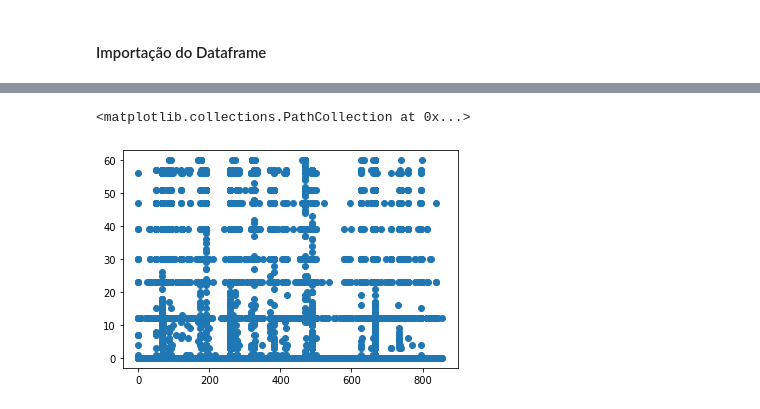
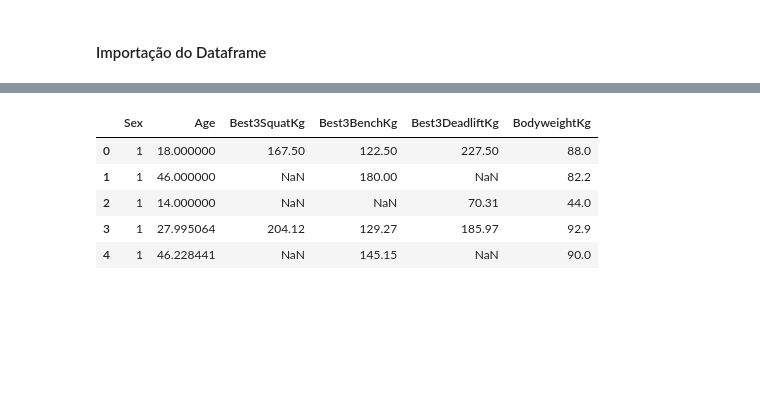
Before and after one commit to RafaelBNN/if697, a Jupyter notebook: Projeto_2_IF697.ipynb, the cells around one changed output, grey strips where cells are left out. Saved outputs shown, nothing was run; the diff lists cells and outputs as text; code cells hidden in the pictures; blank space fills up the shorter version.

```diff
--- a/Projeto_2_IF697.ipynb
+++ b/Projeto_2_IF697.ipynb
@@ -105,5 +74,0 @@ Index(['1', '10', '101', '11', '12', '13', '14', '15', '16', '17', '18', '19',
-# %%
-df['Place'] = df['Place'].astype('int64')
-
-delete_row = df[df['Place']>10].index
-df = df.drop(delete_row)
@@ -187,17 +74,0 @@ dtype: object
-# %%
-df['Name'] = df['Name'].astype('string')
-df['Sex'] = df['Sex'].astype('category')                        # astype('char')
-df['Event'] = df['Event'].astype('category')                    # astype('string')
-df['Equipment'] = df['Equipment'].astype('category')
-df['AgeClass'] = df['AgeClass'].astype('category')
-df['Division'] = df['Division'].astype('category')
-df['WeightClassKg'] = df['WeightClassKg'].astype('category')
-df['Place'] = df['Place'].astype('category')                    # astype('int64')
-df['Tested'] = df['Tested'].astype('category')
-df['Country'] = df['Country'].astype('category')
-df['Federation'] = df['Federation'].astype('category')
-df['Date'] = df['Date'].astype('category')
-df['MeetCountry'] = df['MeetCountry'].astype('category')
-df['MeetState'] = df['MeetState'].astype('category')
-df['MeetName'] = df['MeetName'].astype('category')
-df['Sex'] = df['Sex'].astype('category')
@@ -213,16 +74,0 @@ Index(['12-13', '14-15', '20-23', '24-39', '40-44', '45-49', '50-54', '55+',
-# %%
-#df['Name'] = df['Name'].cat.codes
-df['Sex'] = df['Sex'].cat.codes
-df['Event'] = df['Event'].cat.codes
-df['Equipment'] = df['Equipment'].cat.codes
-df['AgeClass'] = df['AgeClass'].cat.codes
-df['Division'] = df['Division'].cat.codes
-df['WeightClassKg'] = df['WeightClassKg'].cat.codes
-df['Place'] = df['Place'].cat.codes
-df['Tested'] = df['Tested'].cat.codes
-df['Country'] = df['Country'].cat.codes
-df['Federation'] = df['Federation'].cat.codes
-df['Date'] = df['Date'].cat.codes
-df['MeetCountry'] = df['MeetCountry'].cat.codes
-df['MeetState'] = df['MeetState'].cat.codes
-df['MeetName'] = df['MeetName'].cat.codes
@@ -249,2 +74,0 @@ dtype: object
-# %%
-df.drop(labels='Name',axis=1,inplace=True)
@@ -299,5 +75,12 @@ plt.scatter(x=df['BodyweightKg'],y=df['Place'])
-# %%
-plt.scatter(x=df['Division'],y=df['Place'])
-# %% [output]
-<matplotlib.collections.PathCollection at 0x...>
-[figure, removed]
+# %%
+# As colunas que serao utilizadas
+df = df[['Sex','Age','Best3SquatKg','Best3BenchKg','Best3DeadliftKg','BodyweightKg']]
+
+df.head()
+# %% [output]
+|  | Sex | Age | Best3SquatKg | Best3BenchKg | Best3DeadliftKg | BodyweightKg |
+| 0 | 1 | 18.000000 | 167.50 | 122.50 | 227.50 | 88.0 |
+| 1 | 1 | 46.000000 | NaN | 180.00 | NaN | 82.2 |
+| 2 | 1 | 14.000000 | NaN | NaN | 70.31 | 44.0 |
+| 3 | 1 | 27.995064 | 204.12 | 129.27 | 185.97 | 92.9 |
+| 4 | 1 | 46.228441 | NaN | 145.15 | NaN | 90.0 |
```
Also changed, not shown: parts of 89 cells of this notebook.
